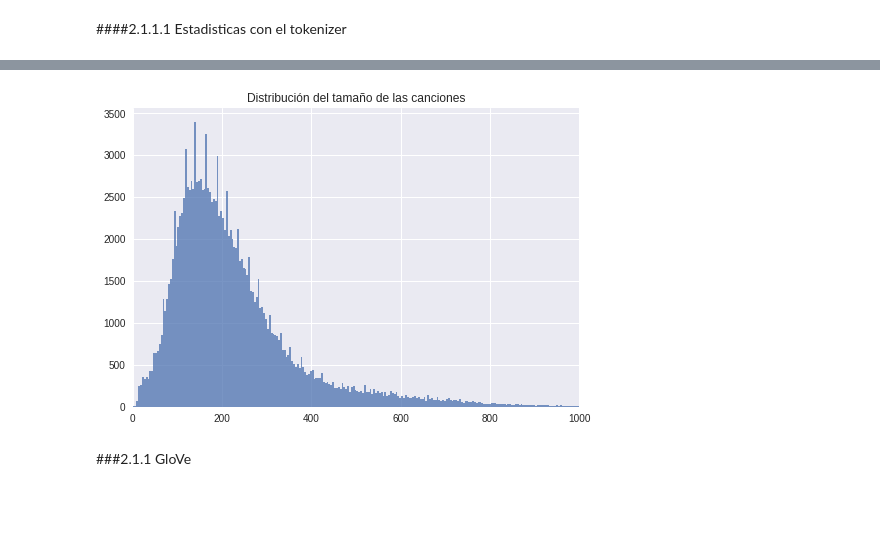
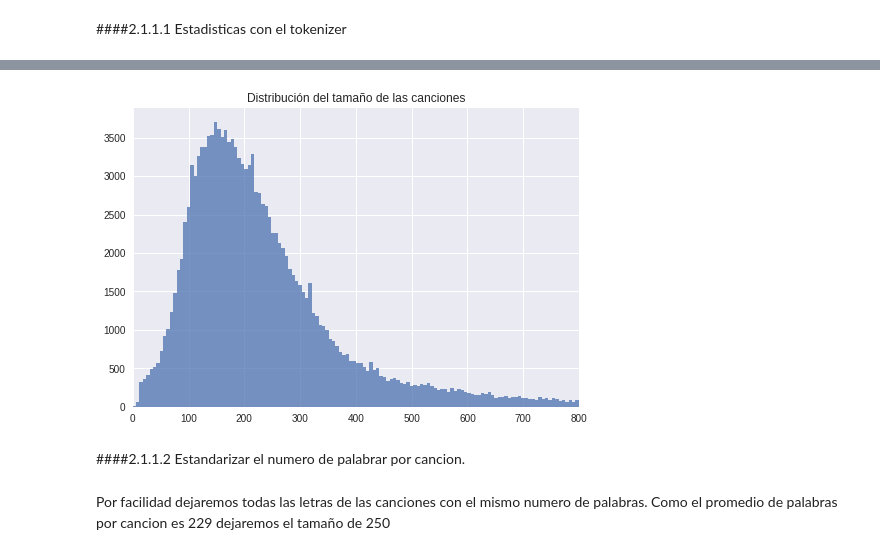
Before and after one commit to Yelis3/musicGenreClassifierByLyrics, a Jupyter notebook: Clasificador_de_géneros_musicales.ipynb, the cells around one changed output, grey strips where cells are left out. Drawn from its saved outputs; the diff is of its cells as text; code cells hidden in the pictures; blank space fills up the shorter version.

```diff
--- a/Clasificador_de_géneros_musicales.ipynb
+++ b/Clasificador_de_géneros_musicales.ipynb
@@ -267,9 +257,11 @@ Cantidad minima de palabras:  0
 # %%
 plt.hist(lyrics_size_words, 1000, alpha=0.75)
 plt.title('Distribución del tamaño de las canciones')
-plt.xlim(0, 1000)
+plt.xlim(0, 800)
 plt.show()
 # %% [output]
-[figure, old version]
+[figure, new version]
 # %% [markdown]
-###2.1.1 GloVe
+####2.1.1.2 Estandarizar el numero de palabrar por cancion.
+# %% [markdown]
+Por facilidad dejaremos todas las letras de las canciones con el mismo numero de palabras. Como el promedio de palabras por cancion es 229 dejaremos el tamaño de 250
```
Also changed, not shown: parts of 55 cells of this notebook.
